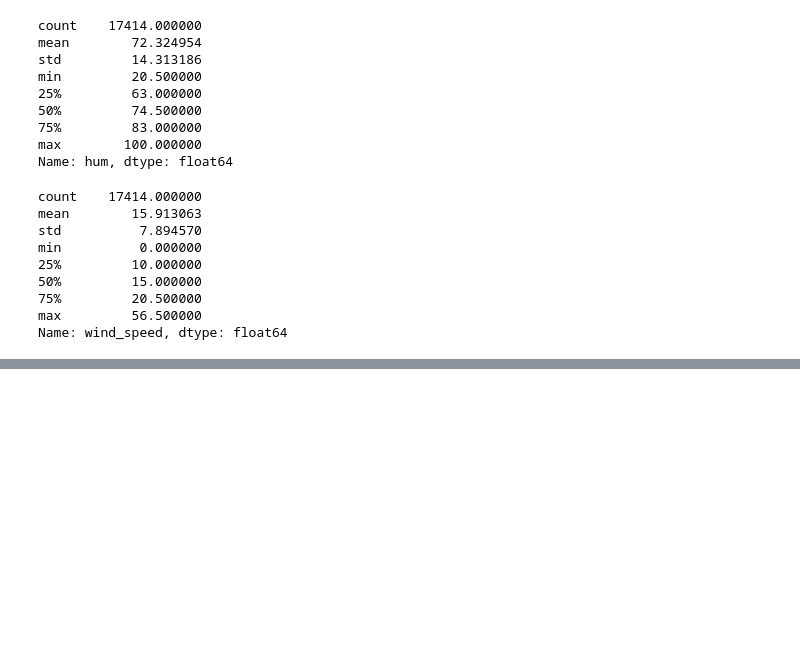
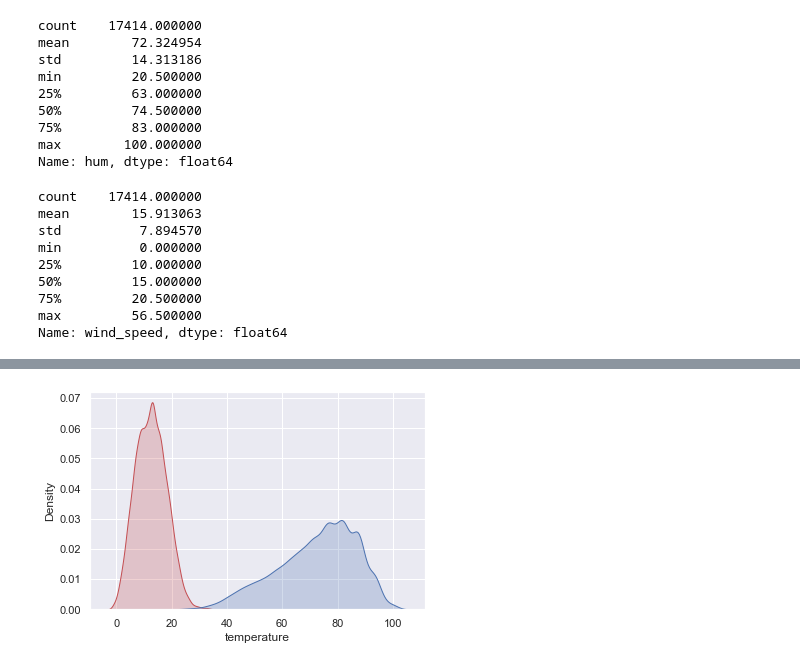
Before and after one commit to isra-st/London_Bike_Sharing, a Jupyter notebook: Daniel/Test Projet Semaine 5-6.ipynb, the cells around one changed output, grey strips where cells are left out. Drawn from its saved outputs; the diff is of its cells as text; code cells hidden in the pictures; blank space fills up the shorter version.

```diff
--- a/Daniel/Test Projet Semaine 5-6.ipynb
+++ b/Daniel/Test Projet Semaine 5-6.ipynb
@@ -208,0 +218,7 @@ Name: wind_speed, dtype: float64
+# %%
+sns.set(style="darkgrid")
+fig = sns.kdeplot(df['temperature'], shade=True, color="r")
+fig = sns.kdeplot(df['hum'], shade=True, color="b")
+plt.show()
+# %% [output]
+[figure, added]
```
Also changed, not shown: parts of 8 cells of this notebook.
